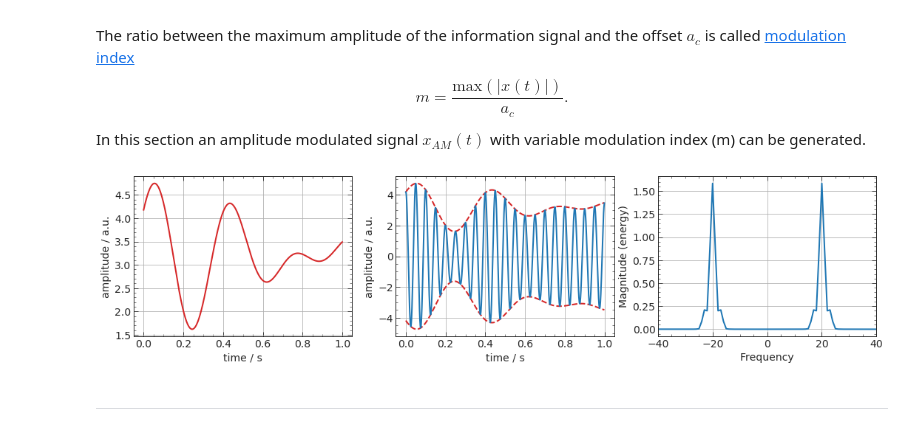
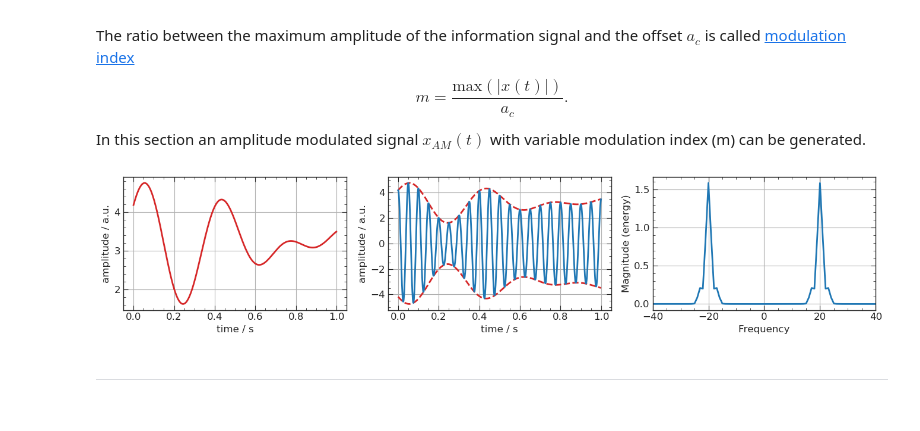
Before and after one commit to htw-ikt-noelle/Uebertragungsverfahren, a Jupyter notebook: amplitude_modulation.ipynb, the cells around one changed output. Drawn from its saved outputs; the diff is of its cells as text; code cells hidden in the pictures.

```diff
--- a/amplitude_modulation.ipynb
+++ b/amplitude_modulation.ipynb
@@ -92,30 +96,32 @@ In this section an amplitude modulated signal $x_{AM}(t)$ with variable modulati
 # %%
 m = 0.5 # modulation index
 
 maxx = np.max(np.abs(x))
 a = maxx/m
 x_am = a + x
 
 x_am_bp = x_am * c
 
 n_row = 1
 n_col = 3
 fig_size = [i*j for i,j in zip(plt.rcParams['figure.figsize'], [n_col, n_row])]
 fig = plt.figure(figsize=fig_size)
 
 ax = fig.add_subplot(n_row, n_col, 1)
 ax.plot(t, x_am ,'C3');
 ax.set(xlabel="time / s", ylabel="amplitude / a.u.")
 
 ax = fig.add_subplot(n_row, n_col, 2)
 ax.plot(t, x_am ,'--C3', t, -x_am, '--C3', t, x_am_bp);
 ax.set(xlabel="time / s", ylabel="amplitude / a.u.")
 
 ax = fig.add_subplot(n_row, n_col, 3)
 ax.magnitude_spectrum(x_am_bp, sides="twosided", Fs=sr, scale="linear"); # scale="dB" or "linear"
-ax.set_xlim(-2*fc, 2*fc);
+ax.set_xlim(-2*fc, 2*fc)
+
+plt.tight_layout()
 # %% [output]
-[figure, old version]
+[figure, new version]
 # %% [markdown]
 ---
 # %% [markdown]
```
Also changed, not shown: parts of 6 cells of this notebook, 7 other files.
